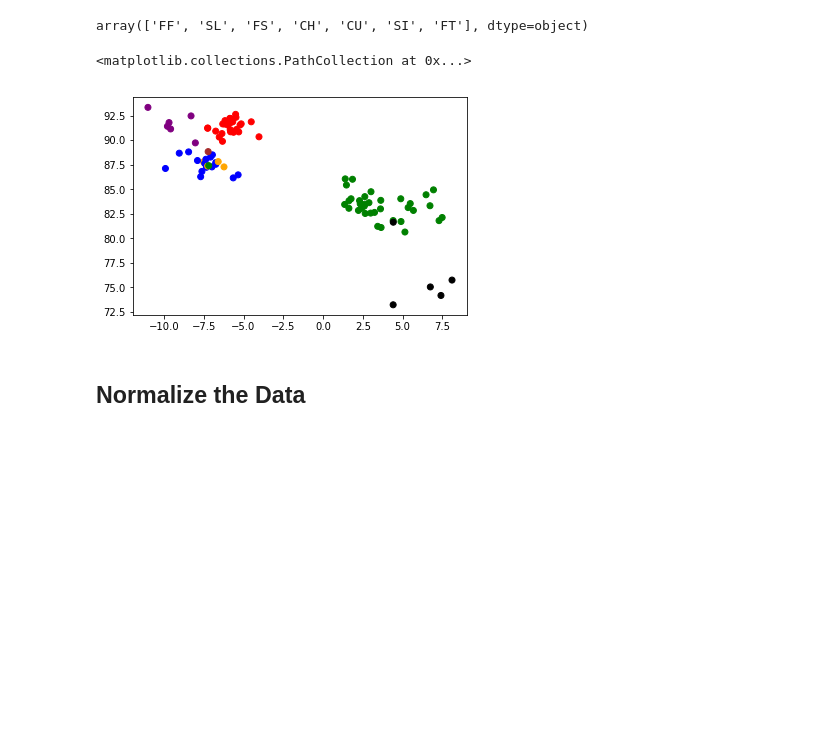
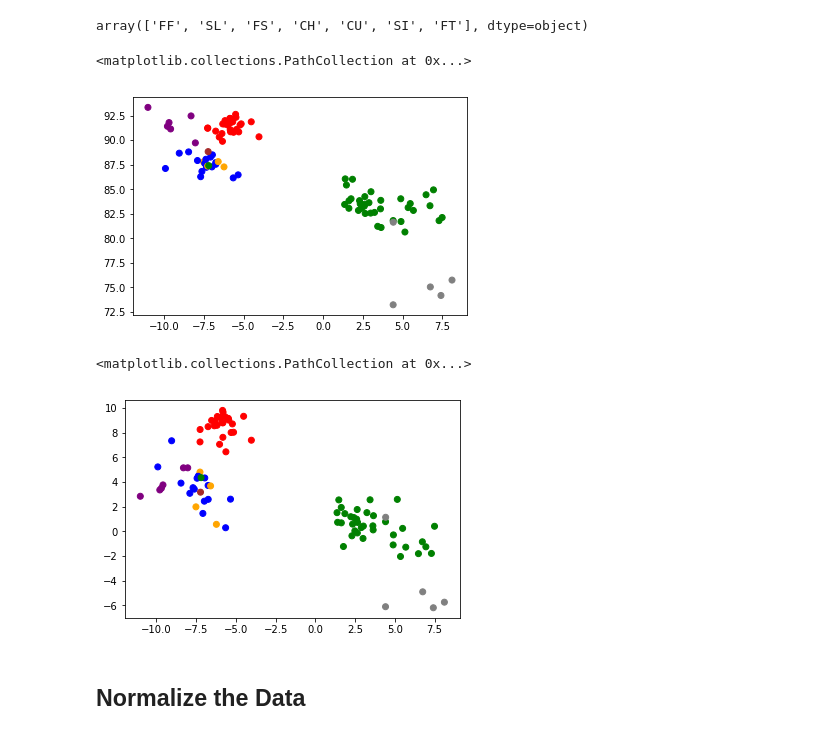
Before and after one commit to tyleragreen/pitch-classifier, a Jupyter notebook: pitch_classifier.ipynb, the cells around one changed output. Drawn from its saved outputs; the diff is of its cells as text; code cells hidden in the pictures; blank space fills up the shorter version.

Commit message:
Add second plot

```diff
--- a/pitch_classifier.ipynb
+++ b/pitch_classifier.ipynb
@@ -32,6 +32,7 @@ COLORS = {
     'SL': 'green',
     'FS': 'blue',
     'CH': 'orange',
+    'CU': 'grey',
     'SI': 'purple',
     'FT': 'brown',
 }
@@ -41,7 +63,12 @@ colors = [ COLORS.get(pitch_type, 'black') for pitch_type in pitches['mlbam_pitc
 plt.scatter(pitches['pfx_x'], pitches['start_speed'], c=colors)
 # %% [output]
 <matplotlib.collections.PathCollection at 0x...>
-[figure, old version]
+[figure, new version]
+# %%
+plt.scatter(pitches['pfx_x'], pitches['pfx_z'], c=colors)
+# %% [output]
+<matplotlib.collections.PathCollection at 0x...>
+[figure, added]
 # %% [markdown]
 ## Normalize the Data
 # %%
```
Also changed, not shown: parts of 12 cells of this notebook.
